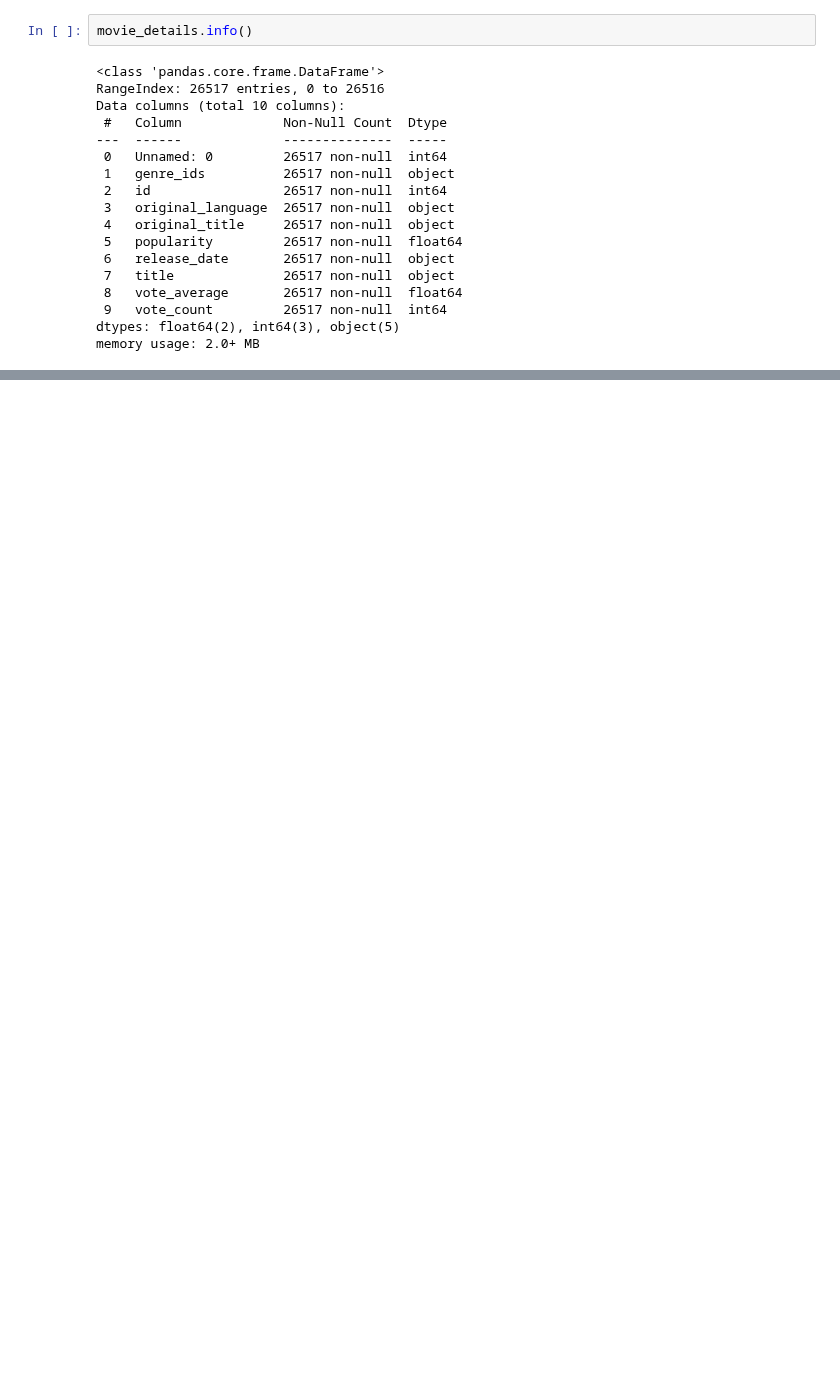
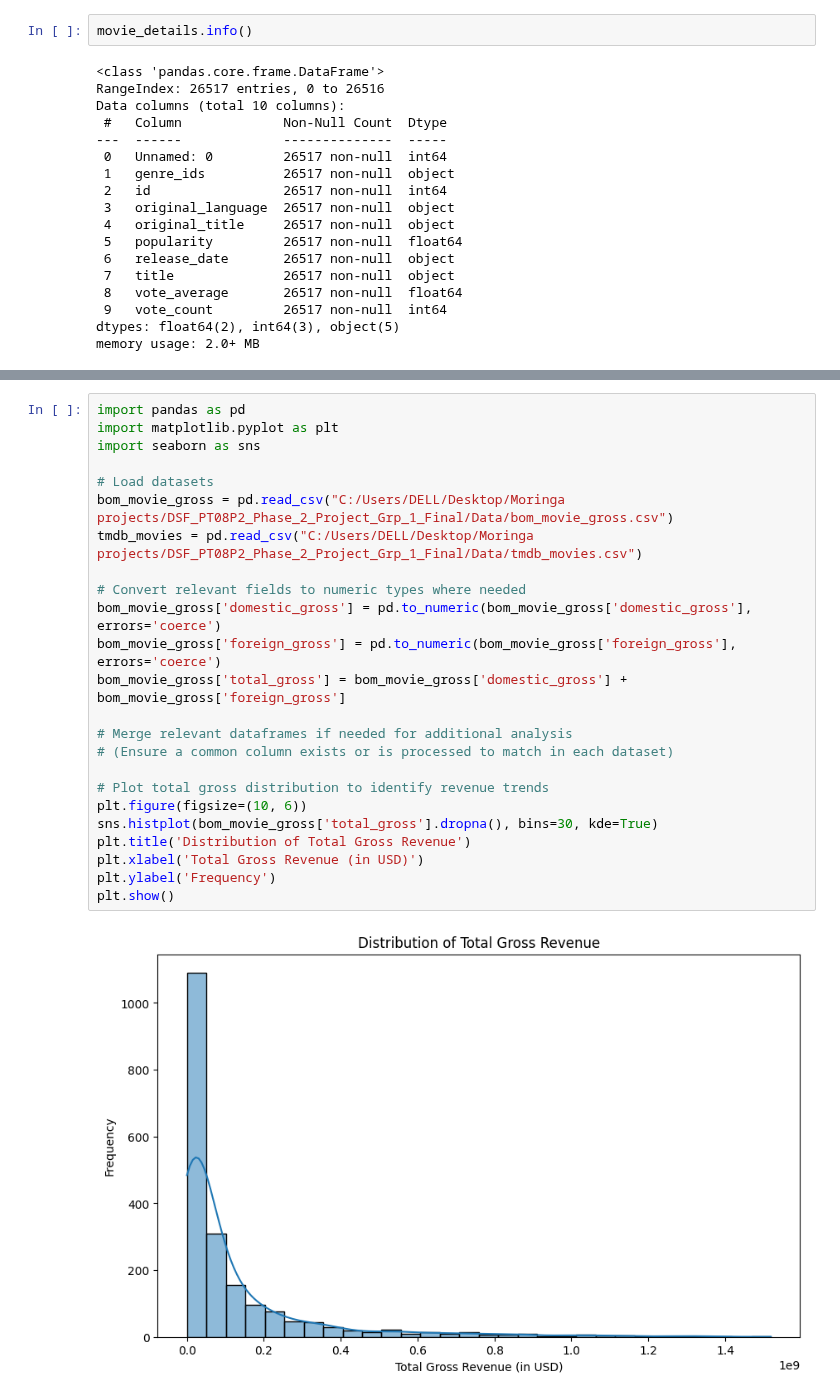
Before and after one commit to gkipkirui1/DSC_PT08P2_Phase_2_Project_Grp_1_Final, a Jupyter notebook: Angela.ipynb, the cells around one changed output, grey strips where cells are left out. Cells and saved outputs as stored; diff of their text form; blank space fills up the shorter version.

```diff
--- a/Angela.ipynb
+++ b/Angela.ipynb
@@ -164,0 +257,26 @@ memory usage: 271.2+ KB
+# %%
+import pandas as pd
+import matplotlib.pyplot as plt
+import seaborn as sns
+
+# Load datasets
+bom_movie_gross = pd.read_csv("C:/Users/DELL/Desktop/Moringa projects/DSF_PT08P2_Phase_2_Project_Grp_1_Final/Data/bom_movie_gross.csv")
+tmdb_movies = pd.read_csv("C:/Users/DELL/Desktop/Moringa projects/DSF_PT08P2_Phase_2_Project_Grp_1_Final/Data/tmdb_movies.csv")
+
+# Convert relevant fields to numeric types where needed
+bom_movie_gross['domestic_gross'] = pd.to_numeric(bom_movie_gross['domestic_gross'], errors='coerce')
+bom_movie_gross['foreign_gross'] = pd.to_numeric(bom_movie_gross['foreign_gross'], errors='coerce')
+bom_movie_gross['total_gross'] = bom_movie_gross['domestic_gross'] + bom_movie_gross['foreign_gross']
+
+# Merge relevant dataframes if needed for additional analysis
+# (Ensure a common column exists or is processed to match in each dataset)
+
+# Plot total gross distribution to identify revenue trends
+plt.figure(figsize=(10, 6))
+sns.histplot(bom_movie_gross['total_gross'].dropna(), bins=30, kde=True)
+plt.title('Distribution of Total Gross Revenue')
+plt.xlabel('Total Gross Revenue (in USD)')
+plt.ylabel('Frequency')
+plt.show()
+# %% [output]
+[figure, added]
```
Also changed, not shown: parts of 9 cells of this notebook.
